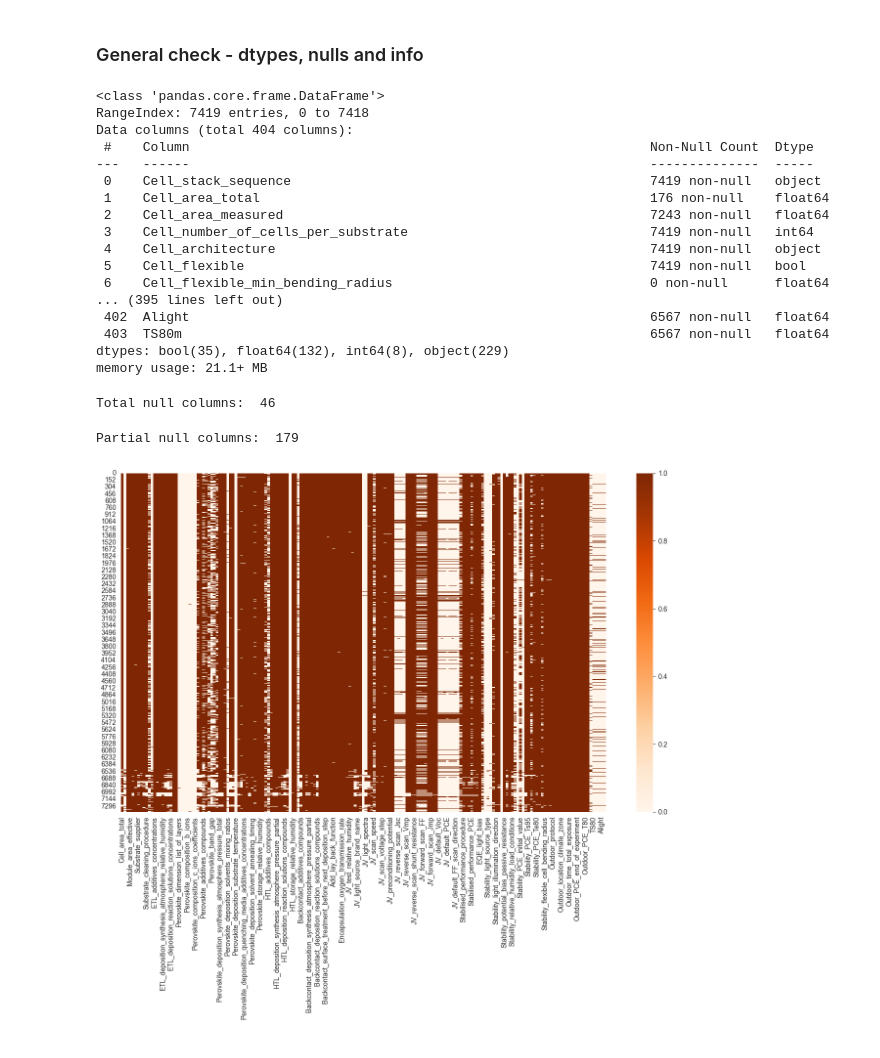
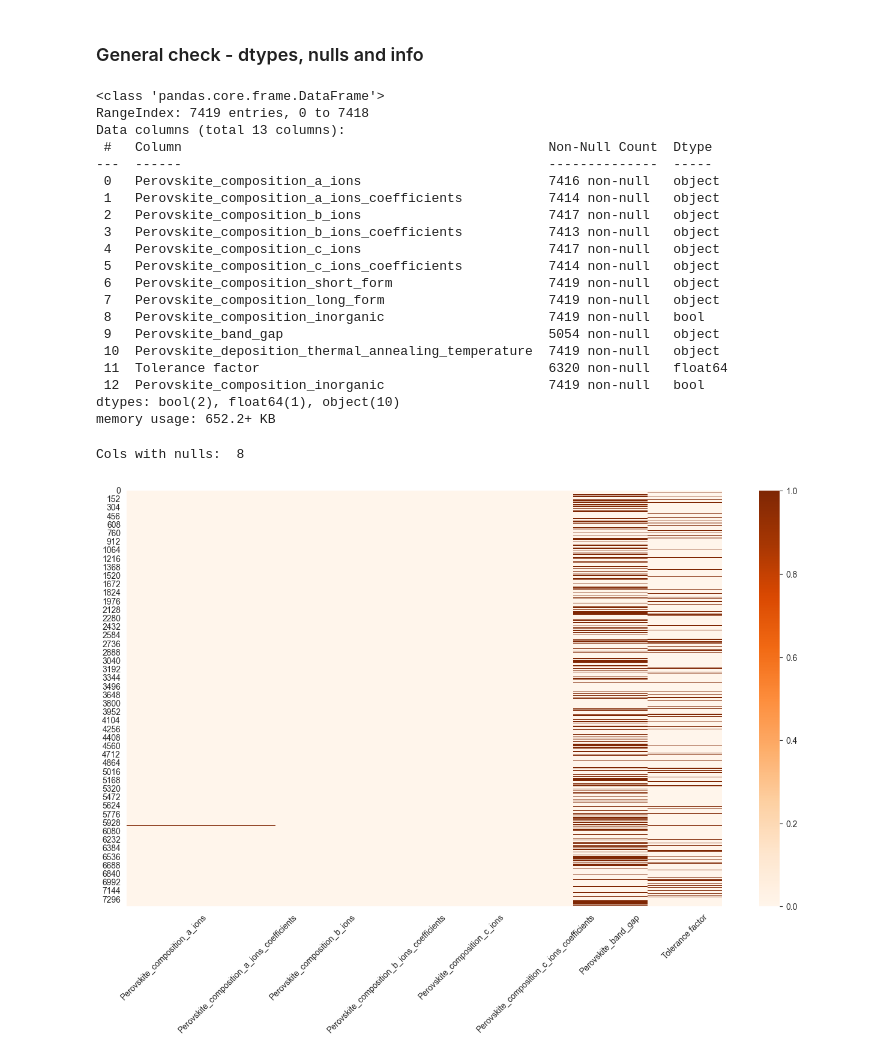
Before and after one commit to armh12/perovskite-data-analysis, a Jupyter notebook: preparation/prepare_raw_idc2.ipynb, the cells around one changed output. Saved outputs shown, nothing was run; the diff lists cells and outputs as text; code cells hidden in the pictures.

Commit message:
project re-organize, data prepared

```diff
--- a/preparation/prepare_raw_idc2.ipynb
+++ b/preparation/prepare_raw_idc2.ipynb
@@ -11,8 +11,8 @@ credentials = google_credentials()
 storage = GoogleDriveStorage(credentials)
 
 path = 'perovskite/raw/idc2.csv'
-df = storage.download_dataframe(path)
-df
+df_base = storage.download_dataframe(path)
+df_base
 # %% [output]
 |  | Ref_ID | Ref_ID_temp | Ref_name_of_person_entering_the_data | Ref_data_entered_by_author | Ref_DOI_number | Ref_lead_author | ... |
 | 0 | 16 | 16 | Adam Hultqvist | False | 10.1007/s10118-017-1891-z | Chen et al. | ... |
@@ -27,3 +27,10 @@ df
 | 7417 | 16307 | 16307 | Jacob Vagott | False | 10.1039/c7ta01718a | Rakstys et al. | ... |
 | 7418 | 35742 | 35742 | Yu-Hisen Chiang | False | 10.1002/aenm.201601882 | Long et al. | ... |
 7419 rows × 414 columns
+# %%
+df = df_base[[
+    "Perovskite_composition_a_ions", "Perovskite_composition_a_ions_coefficients", "Perovskite_composition_b_ions", "Perovskite_composition_b_ions_coefficients", "Perovskite_composition_c_ions", "Perovskite_composition_c_ions_coefficients", "Perovskite_composition_short_form", "Perovskite_composition_long_form",
+    "Perovskite_composition_inorganic", "Perovskite_band_gap", "Perovskite_deposition_thermal_annealing_temperature",
+    "Tolerance factor", "Perovskite_composition_inorganic"
+]]
+df
@@ -30,49 +51,38 @@ df
 # %% [markdown]
 ### General check - dtypes, nulls and info
-# %%
-# remove redundant columns
-redundant_columns = ["Ref_ID", "Ref_ID_temp", "Ref_name_of_person_entering_the_data", "Ref_data_entered_by_author",
-                     "Ref_DOI_number", "Ref_lead_author", "Ref_publication_date", "Ref_journal",
-                     "Ref_part_of_initial_dataset", "Ref_original_filename_data_upload", ]
-df = df.drop(columns=redundant_columns)
 # %%
 df.info(verbose=True, show_counts=True)
 # %% [output]
 <class 'pandas.core.frame.DataFrame'>
 RangeIndex: 7419 entries, 0 to 7418
-Data columns (total 404 columns):
- #    Column                                                           Non-Null Count  Dtype
----   ------                                                           --------------  -----
- 0    Cell_stack_sequence                                              7419 non-null   object
- 1    Cell_area_total                                                  176 non-null    float64
- 2    Cell_area_measured                                               7243 non-null   float64
- 3    Cell_number_of_cells_per_substrate                               7419 non-null   int64
- 4    Cell_architecture                                                7419 non-null   object
- 5    Cell_flexible                                                    7419 non-null   bool
- 6    Cell_flexible_min_bending_radius                                 0 non-null      float64
-... (395 lines left out)
- 402  Alight                                                           6567 non-null   float64
- 403  TS80m                                                            6567 non-null   float64
-dtypes: bool(35), float64(132), int64(8), object(229)
-memory usage: 21.1+ MB
+Data columns (total 13 columns):
+ #   Column                                               Non-Null Count  Dtype
+---  ------                                               --------------  -----
+ 0   Perovskite_composition_a_ions                        7416 non-null   object
+ 1   Perovskite_composition_a_ions_coefficients           7414 non-null   object
+ 2   Perovskite_composition_b_ions                        7417 non-null   object
+ 3   Perovskite_composition_b_ions_coefficients           7413 non-null   object
+ 4   Perovskite_composition_c_ions                        7417 non-null   object
+ 5   Perovskite_composition_c_ions_coefficients           7414 non-null   object
+ 6   Perovskite_composition_short_form                    7419 non-null   object
+ 7   Perovskite_composition_long_form                     7419 non-null   object
+ 8   Perovskite_composition_inorganic                     7419 non-null   bool
+ 9   Perovskite_band_gap                                  5054 non-null   object
+ 10  Perovskite_deposition_thermal_annealing_temperature  7419 non-null   object
+ 11  Tolerance factor                                     6320 non-null   float64
+ 12  Perovskite_composition_inorganic                     7419 non-null   bool
+dtypes: bool(2), float64(1), object(10)
+memory usage: 652.2+ KB
 # %%
 # get total null values
-total_null_cols = [
-    col for col in df.columns if df[col].isna().all()
+null_cols = [
+    col for col in df.columns if df[col].isna().any().any()
 ]
-print("Total null columns: ", len(total_null_cols))
-df.drop(columns=total_null_cols, inplace=True)
+print("Cols with nulls: ", len(null_cols))
+plt.figure(figsize=(16, 9))
+sns.heatmap(df[null_cols].isna(), cmap='Oranges', )
+plt.xticks(rotation=45)
+plt.show()
 # %% [output]
-Total null columns:  46
+Cols with nulls:  8
+[figure, added]
-# %%
-# check partial columns
-partial_null_cols = [
-    col for col in df.columns if df[col].isna().any()
-]
-print("Partial null columns: ", len(partial_null_cols))
-plt.figure(figsize=(16, 9))
-sns.heatmap(df[partial_null_cols].isna(), cmap='Oranges', )
-plt.show()
-# %% [output]
-Partial null columns:  179
-[figure, removed]
```
Also changed, not shown: parts of 28 cells of this notebook, 17 other files.
